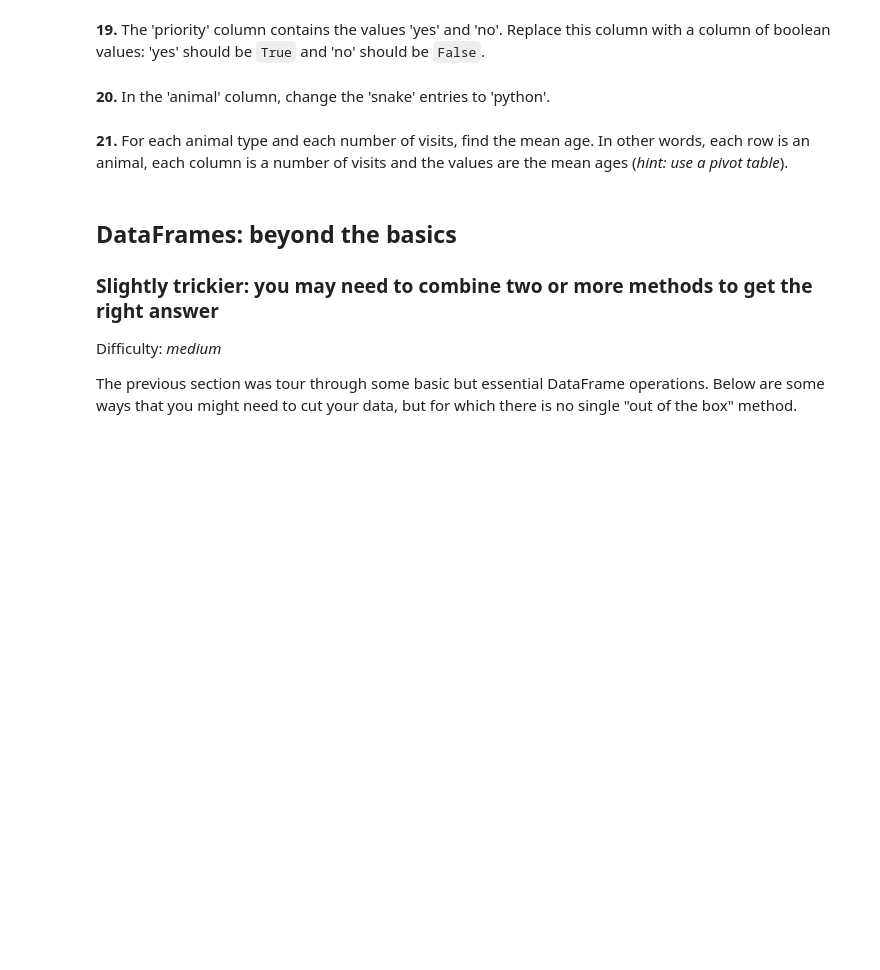
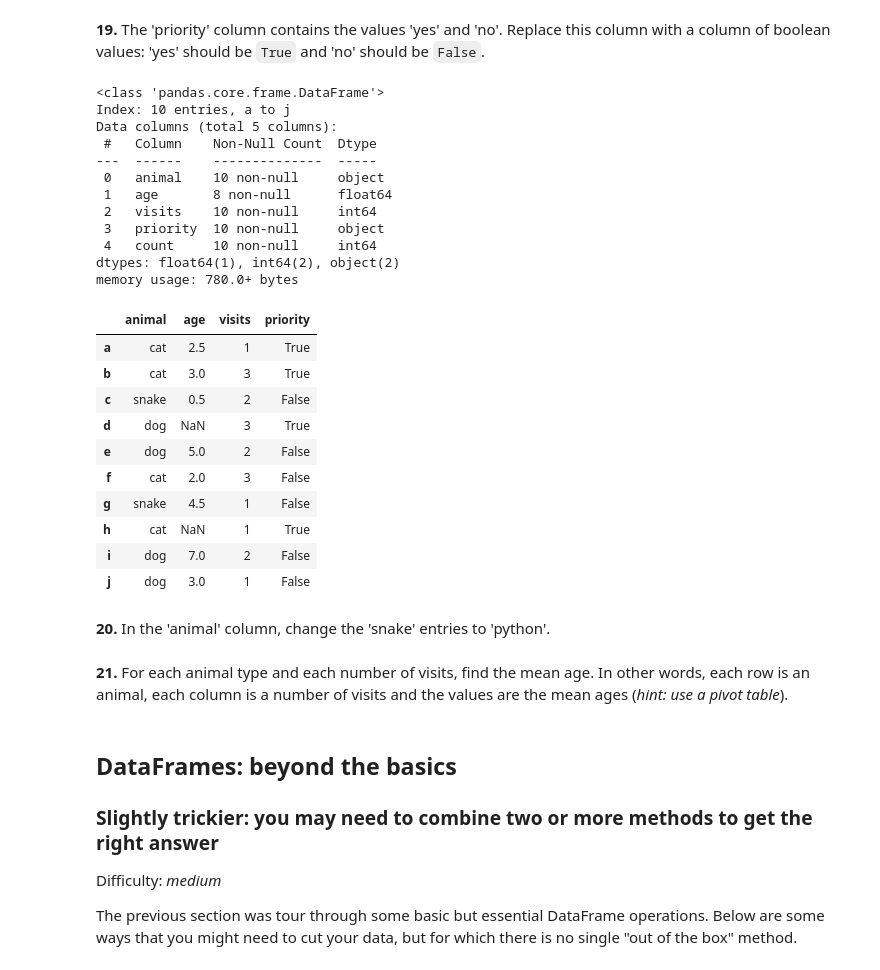
Before and after one commit to bk-aman/100-pandas-puzzles, a Jupyter notebook: 100-pandas-puzzles.ipynb, the cells around one changed output. Cells and saved outputs as stored; diff of their text form; code cells hidden in the pictures; blank space fills up the shorter version.

```diff
--- a/100-pandas-puzzles.ipynb
+++ b/100-pandas-puzzles.ipynb
@@ -224,5 +272,33 @@ Name: age, dtype: float64
 # %% [markdown]
 **19.** The 'priority' column contains the values 'yes' and 'no'. Replace this column with a column of boolean values: 'yes' should be `True` and 'no' should be `False`.
+# %%
+df['priority'] = df['priority'].replace({'yes': True, 'no': False})
+df.info()
+df.drop(columns= 'count')
+# %% [output]
+<class 'pandas.core.frame.DataFrame'>
+Index: 10 entries, a to j
+Data columns (total 5 columns):
+ #   Column    Non-Null Count  Dtype
+---  ------    --------------  -----
+ 0   animal    10 non-null     object
+ 1   age       8 non-null      float64
+ 2   visits    10 non-null     int64
+ 3   priority  10 non-null     object
+ 4   count     10 non-null     int64
+dtypes: float64(1), int64(2), object(2)
+memory usage: 780.0+ bytes
+|  | animal | age | visits | priority |
+| a | cat | 2.5 | 1 | True |
+| b | cat | 3.0 | 3 | True |
+| c | snake | 0.5 | 2 | False |
+| d | dog | NaN | 3 | True |
+| e | dog | 5.0 | 2 | False |
+| f | cat | 2.0 | 3 | False |
+| g | snake | 4.5 | 1 | False |
+| h | cat | NaN | 1 | True |
+| i | dog | 7.0 | 2 | False |
+| j | dog | 3.0 | 1 | False |
 # %% [markdown]
 **20.** In the 'animal' column, change the 'snake' entries to 'python'.
 # %% [markdown]
```
Also changed, not shown: parts of 5 cells of this notebook.
